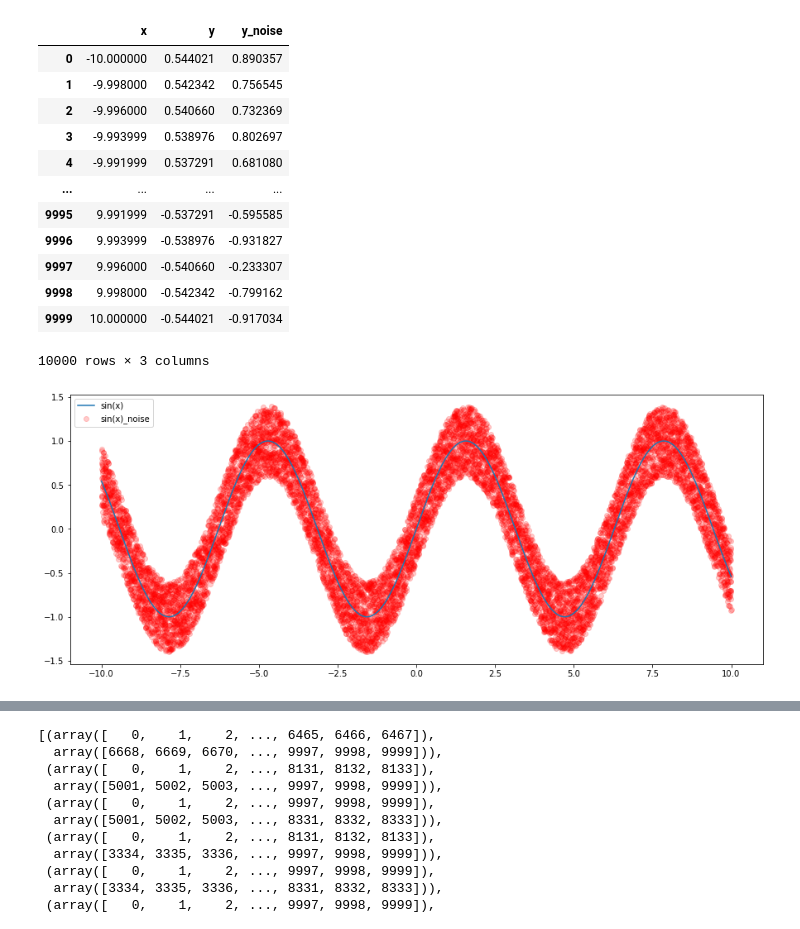
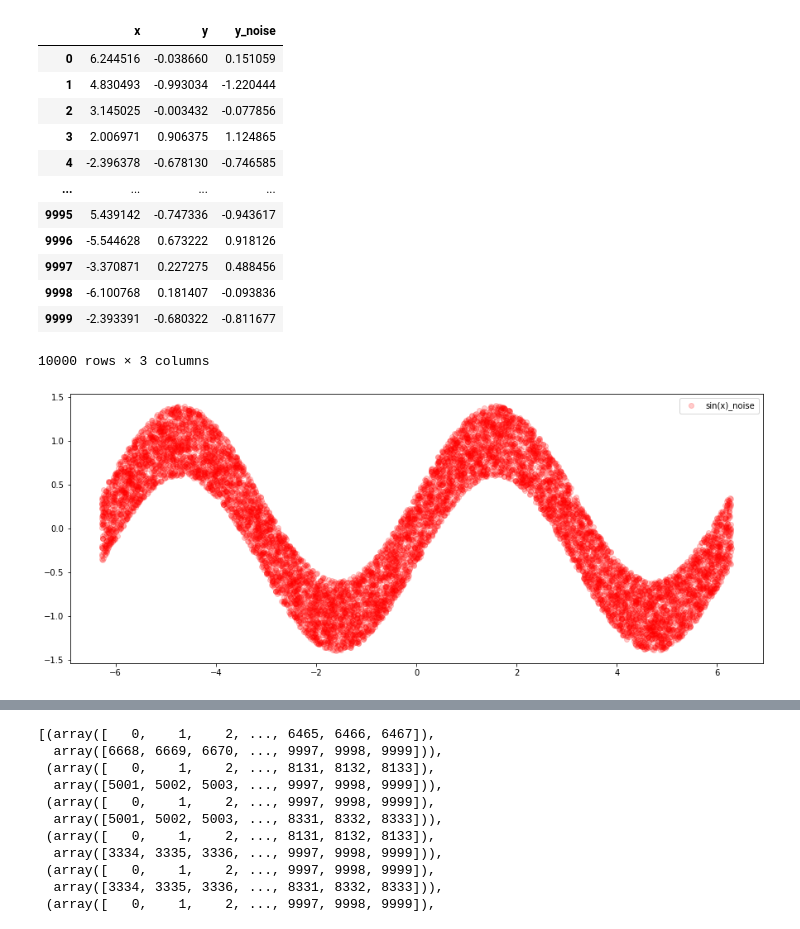
Before and after one commit to WannabeBotter/crypto_misc_jupyter, a Jupyter notebook: cpcv_test/cpcv_test.ipynb, the cells around one changed output, grey strips where cells are left out. Saved outputs shown, nothing was run; the diff lists cells and outputs as text; code cells hidden in the pictures.

```diff
--- a/cpcv_test/cpcv_test.ipynb
+++ b/cpcv_test/cpcv_test.ipynb
@@ -8,32 +10,32 @@ from lightgbm import *
 from cpcv_util import *
 # %%
 sample_size = 10000
-x = np.linspace(-10, 10, sample_size)
+#x = np.linspace(-10, 10, sample_size)
+x = [random.uniform(-2 * math.pi, 2 * math.pi) for x in range(10000)]
 y = np.sin(x)
 y_noise = y + np.random.uniform(-0.4, 0.4, sample_size)
 
 df = pd.DataFrame({'x': x, 'y': y, 'y_noise': y_noise})
 
 plt.figure(figsize=[15, 6])
-plt.plot(df['x'], df['y'], label='sin(x)')
 plt.scatter(df['x'], df['y_noise'], label='sin(x)_noise', color='red', alpha=0.2)
 plt.legend()
 
 display(df)
 # %% [output]
 |  | x | y | y_noise |
-| 0 | -10.000000 | 0.544021 | 0.890357 |
-| 1 | -9.998000 | 0.542342 | 0.756545 |
-| 2 | -9.996000 | 0.540660 | 0.732369 |
-| 3 | -9.993999 | 0.538976 | 0.802697 |
-| 4 | -9.991999 | 0.537291 | 0.681080 |
+| 0 | 6.244516 | -0.038660 | 0.151059 |
+| 1 | 4.830493 | -0.993034 | -1.220444 |
+| 2 | 3.145025 | -0.003432 | -0.077856 |
+| 3 | 2.006971 | 0.906375 | 1.124865 |
+| 4 | -2.396378 | -0.678130 | -0.746585 |
 | ... | ... | ... | ... |
-| 9995 | 9.991999 | -0.537291 | -0.595585 |
-| 9996 | 9.993999 | -0.538976 | -0.931827 |
-| 9997 | 9.996000 | -0.540660 | -0.233307 |
-| 9998 | 9.998000 | -0.542342 | -0.799162 |
-| 9999 | 10.000000 | -0.544021 | -0.917034 |
+| 9995 | 5.439142 | -0.747336 | -0.943617 |
+| 9996 | -5.544628 | 0.673222 | 0.918126 |
+| 9997 | -3.370871 | 0.227275 | 0.488456 |
+| 9998 | -6.100768 | 0.181407 | -0.093836 |
+| 9999 | -2.393391 | -0.680322 | -0.811677 |
 10000 rows × 3 columns
-[figure, old version]
+[figure, new version]
 # %%
 params = {
```
Also changed, not shown: parts of 7 cells of this notebook.
